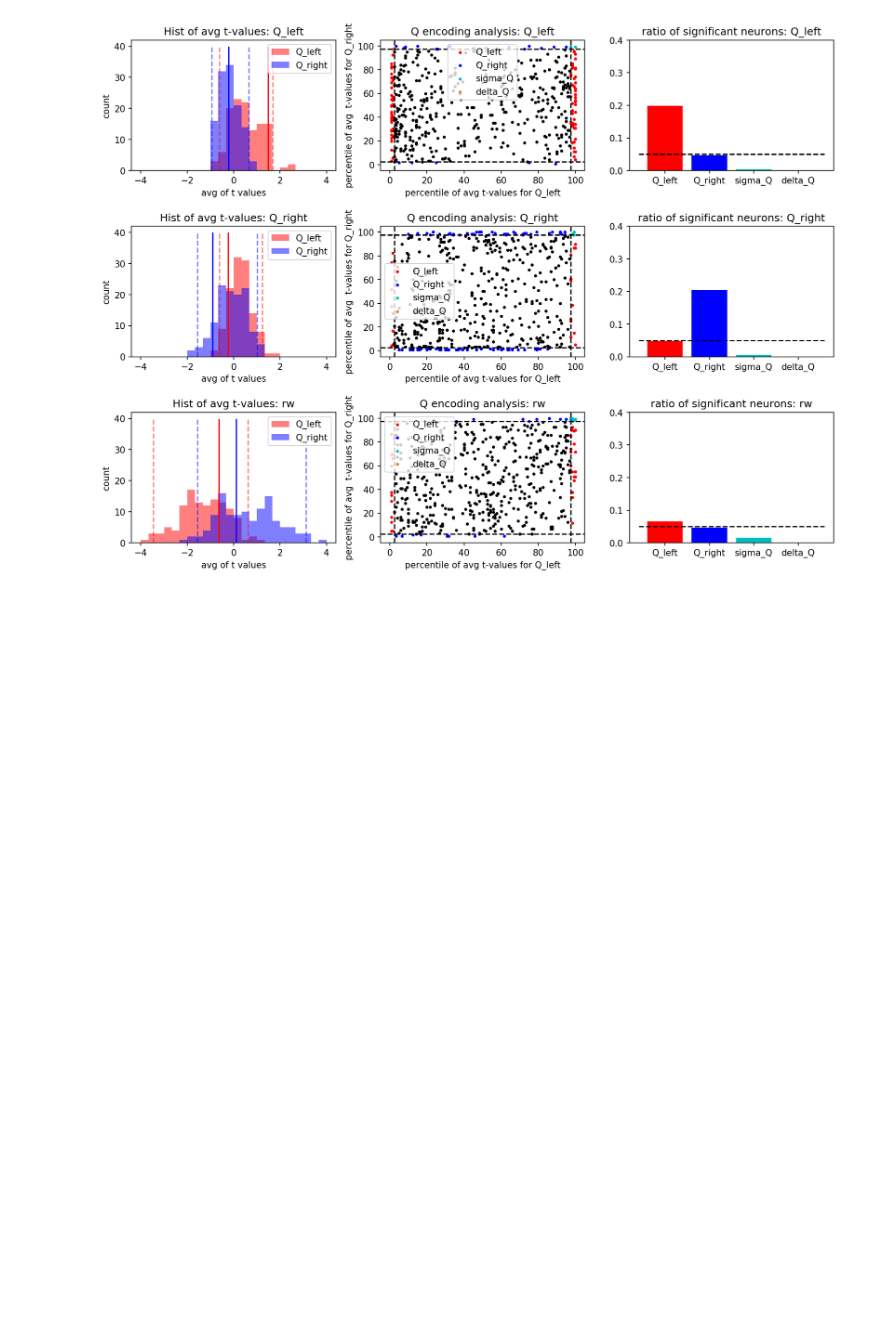
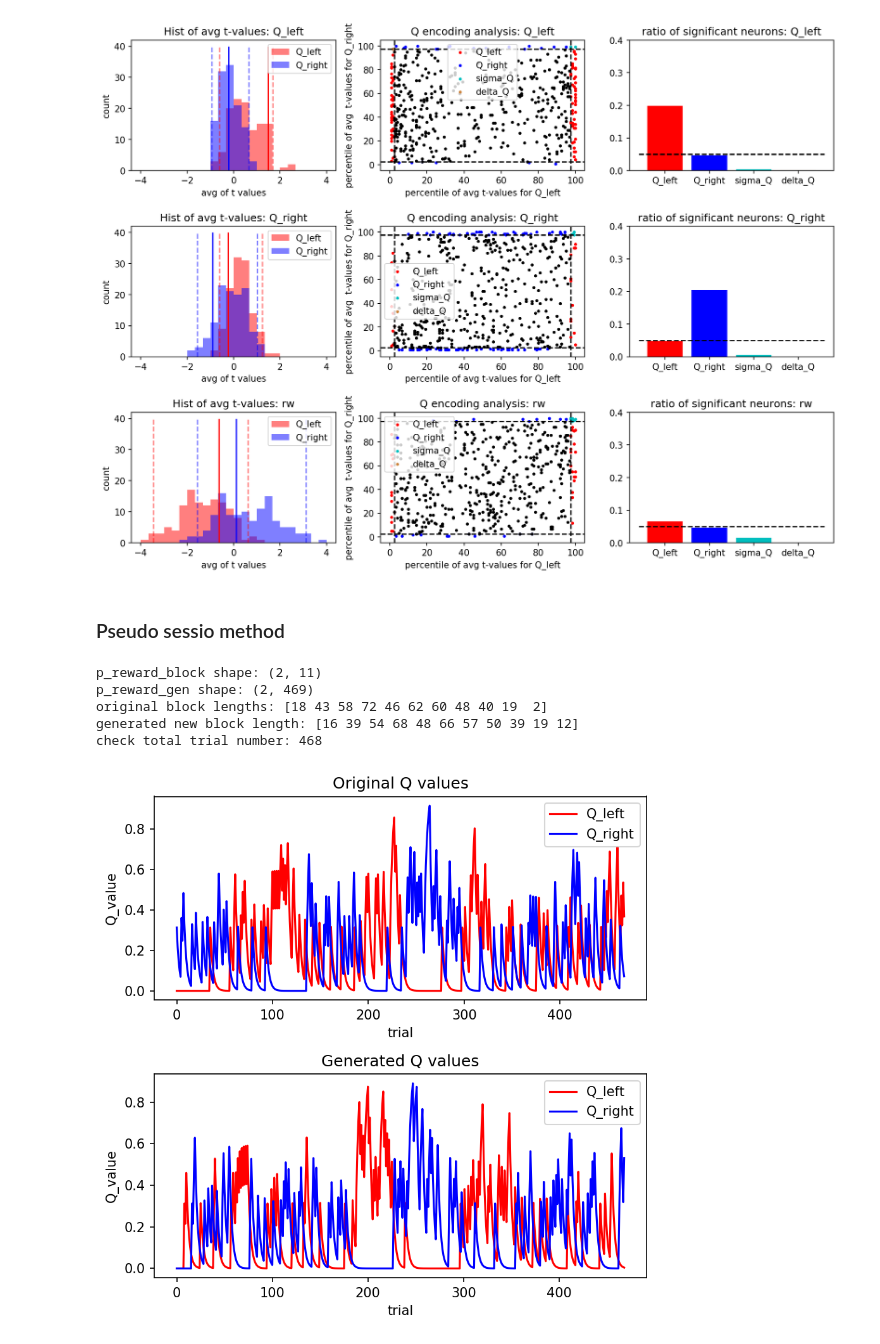
Before and after one commit to pckuo/map-ephys, a Jupyter notebook: notebook/pckuo/nonsense_corr.ipynb, the cells around one changed output. Cells and saved outputs as stored; diff of their text form; code cells hidden in the pictures; blank space fills up the shorter version.

Commit message:
pseudo session method

```diff
--- a/notebook/pckuo/nonsense_corr.ipynb
+++ b/notebook/pckuo/nonsense_corr.ipynb
@@ -1286,3 +1289,5 @@ check sum of dots: 506
 8
 0
 [figure]
+# %% [markdown]
+### Pseudo sessio method
@@ -1288,0 +1463,25 @@ check sum of dots: 506
+# %%
+q_est = gen_qs_by_fitted_model(key, p_reward_trial, p_reward_block, block_lengths)
+# %% [output]
+p_reward_block shape: (2, 11)
+p_reward_gen shape: (2, 469)
+original block lengths: [18 43 58 72 46 62 60 48 40 19  2]
+generated new block length: [16 39 54 68 48 66 57 50 39 19 12]
+check total trial number: 468
+# %%
+# plot q_estimation
+qs = ['Q_left', 'Q_right']
+colors = ['r', 'b']
+fig, axs = plt.subplots(2,1, figsize=(6,6), dpi=150)
+for i, q in enumerate(qs):
+    axs[0].plot(df_Qs[df_Qs['session']==key['session']][q].values, color=colors[i], label=q)
+    axs[1].plot(q_est[i], color=colors[i], label=q)
+axs[0].set_title('Original Q values')
+axs[1].set_title('Generated Q values')
+for j in range(len(axs)):
+    axs[j].set_xlabel('trial')
+    axs[j].set_ylabel('Q_value')
+    axs[j].legend(loc='best')
+plt.tight_layout()
+# %% [output]
+[figure, added]
```
Also changed, not shown: parts of 13 cells of this notebook, 2 other files.
